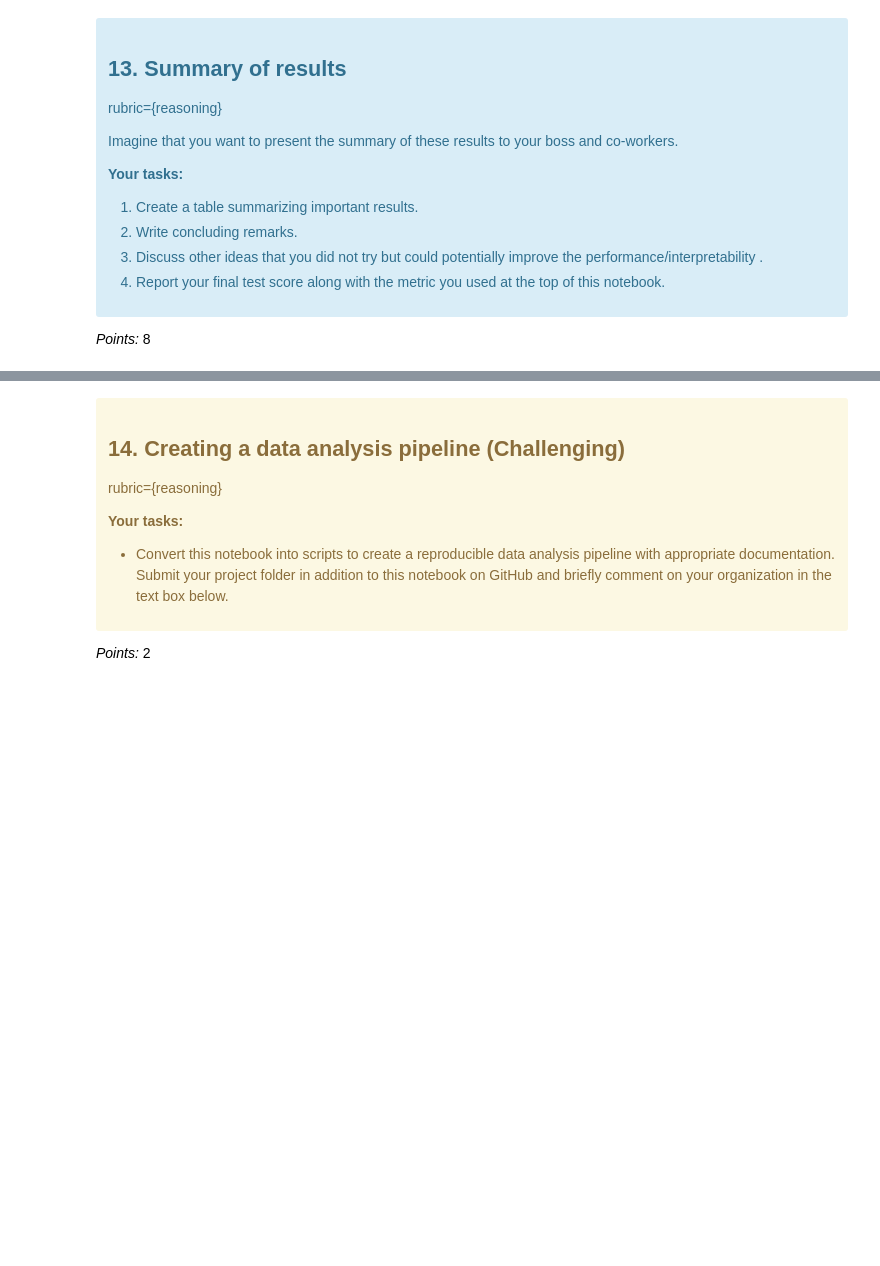
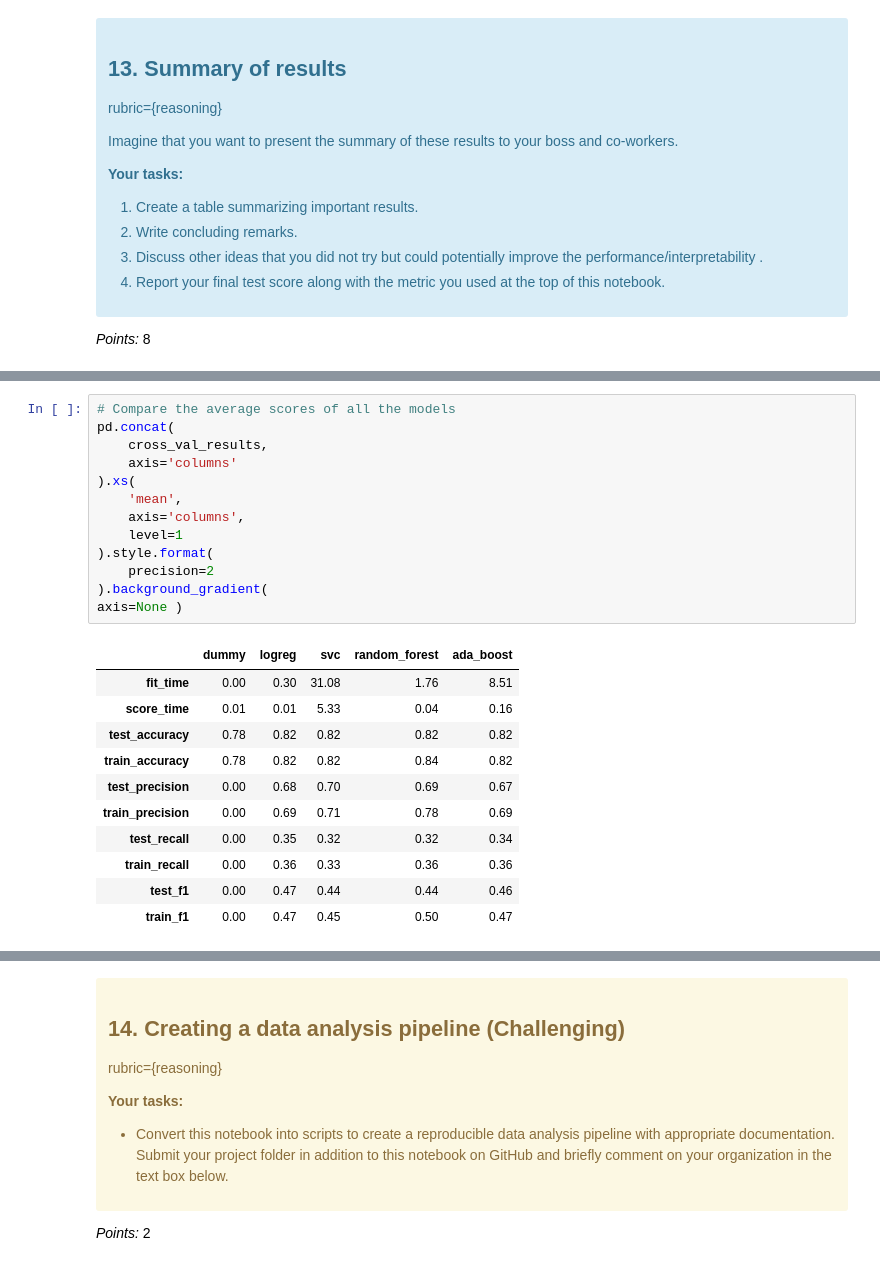
Before and after one commit to joeywwwu/573-lab4, a Jupyter notebook: lab4.ipynb, the cells around one changed output, grey strips where cells are left out. Cells and saved outputs as stored; diff of their text form; blank space fills up the shorter version.

Commit message:
updates result done

```diff
--- a/lab4.ipynb
+++ b/lab4.ipynb
@@ -925,2 +982,27 @@ _Type your answer here, replacing this text._
+# %%
+# Compare the average scores of all the models
+pd.concat(
+    cross_val_results,
+    axis='columns'
+).xs(
+    'mean',
+    axis='columns',
+    level=1
+).style.format(
+    precision=2
+).background_gradient(
+axis=None )
+# %% [output]
+|  | dummy | logreg | svc | random_forest | ada_boost |
+| fit_time | 0.00 | 0.30 | 31.08 | 1.76 | 8.51 |
+| score_time | 0.01 | 0.01 | 5.33 | 0.04 | 0.16 |
+| test_accuracy | 0.78 | 0.82 | 0.82 | 0.82 | 0.82 |
+| train_accuracy | 0.78 | 0.82 | 0.82 | 0.84 | 0.82 |
+| test_precision | 0.00 | 0.68 | 0.70 | 0.69 | 0.67 |
+| train_precision | 0.00 | 0.69 | 0.71 | 0.78 | 0.69 |
+| test_recall | 0.00 | 0.35 | 0.32 | 0.32 | 0.34 |
+| train_recall | 0.00 | 0.36 | 0.33 | 0.36 | 0.36 |
+| test_f1 | 0.00 | 0.47 | 0.44 | 0.44 | 0.46 |
+| train_f1 | 0.00 | 0.47 | 0.45 | 0.50 | 0.47 |
 # %%
 ...
```
Also changed, not shown: parts of 34 cells of this notebook, 2 other files.
